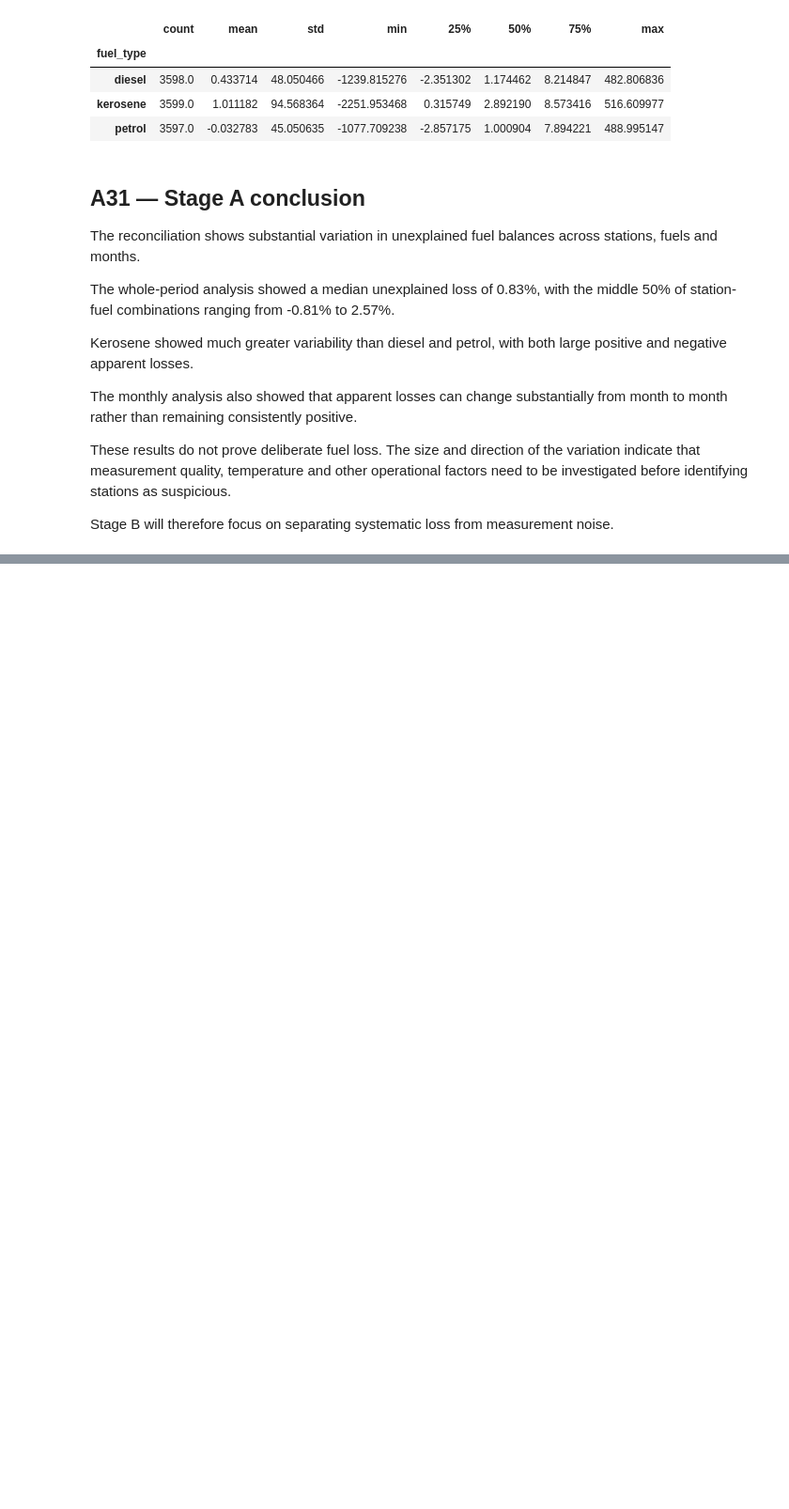
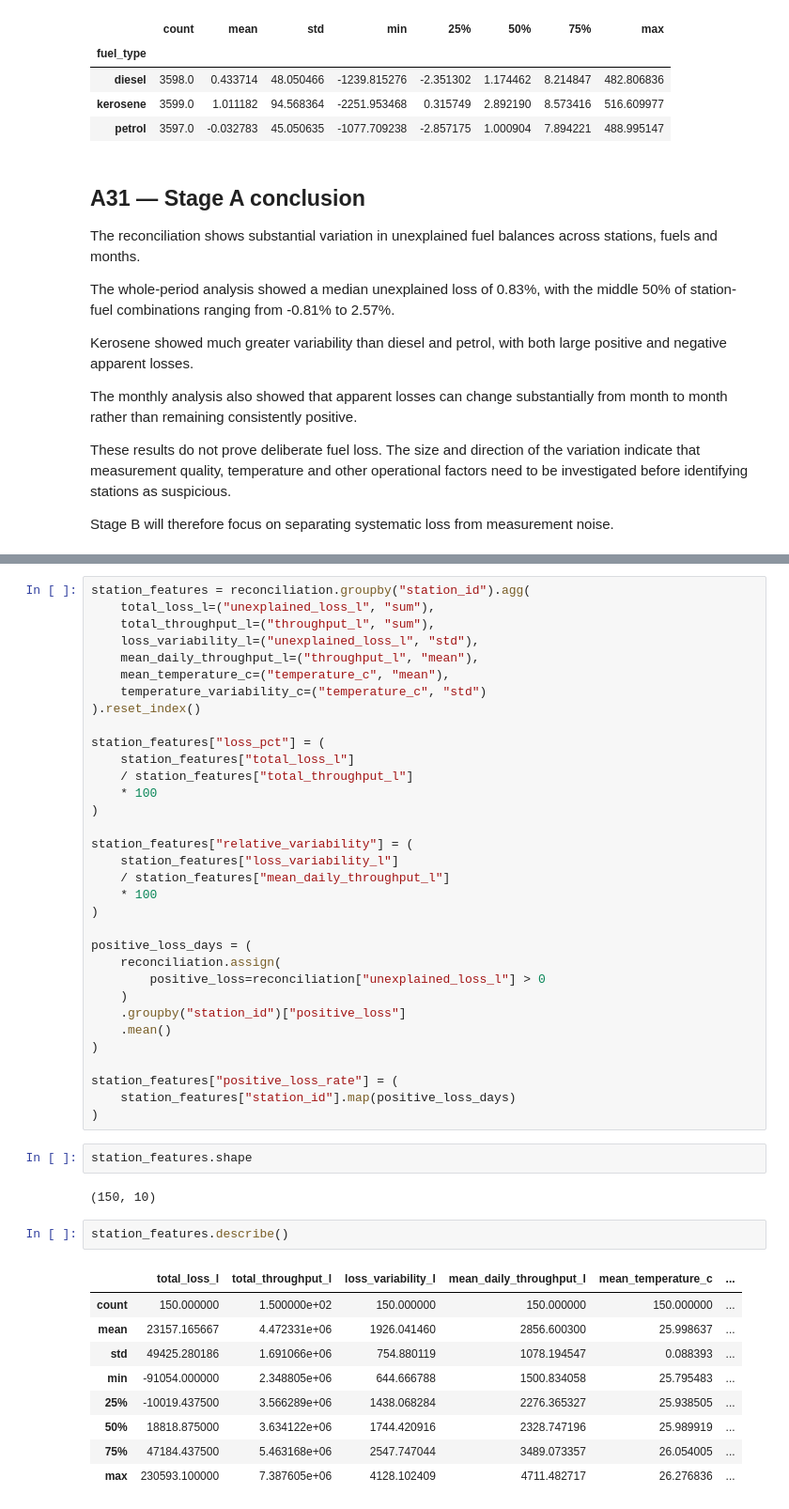
Before and after one commit to moforrochelle/skye8-ds-mofor-rochelle, a Jupyter notebook: notebooks/fuel_reconciliation.ipynb, the cells around one changed output, grey strips where cells are left out. Shown at 94% size. Cells and saved outputs as stored; diff of their text form; blank space fills up the shorter version.

```diff
--- a/notebooks/fuel_reconciliation.ipynb
+++ b/notebooks/fuel_reconciliation.ipynb
@@ -935,0 +1101,49 @@ variability for each station and fuel.
+# %%
+station_features = reconciliation.groupby("station_id").agg(
+    total_loss_l=("unexplained_loss_l", "sum"),
+    total_throughput_l=("throughput_l", "sum"),
+    loss_variability_l=("unexplained_loss_l", "std"),
+    mean_daily_throughput_l=("throughput_l", "mean"),
+    mean_temperature_c=("temperature_c", "mean"),
+    temperature_variability_c=("temperature_c", "std")
+).reset_index()
+
+station_features["loss_pct"] = (
+    station_features["total_loss_l"]
+    / station_features["total_throughput_l"]
+    * 100
+)
+
+station_features["relative_variability"] = (
+    station_features["loss_variability_l"]
+    / station_features["mean_daily_throughput_l"]
+    * 100
+)
+
+positive_loss_days = (
+    reconciliation.assign(
+        positive_loss=reconciliation["unexplained_loss_l"] > 0
+    )
+    .groupby("station_id")["positive_loss"]
+    .mean()
+)
+
+station_features["positive_loss_rate"] = (
+    station_features["station_id"].map(positive_loss_days)
+)
+# %%
+station_features.shape
+# %% [output]
+(150, 10)
+# %%
+station_features.describe()
+# %% [output]
+|  | total_loss_l | total_throughput_l | loss_variability_l | mean_daily_throughput_l | mean_temperature_c | ... |
+| count | 150.000000 | 1.500000e+02 | 150.000000 | 150.000000 | 150.000000 | ... |
+| mean | 23157.165667 | 4.472331e+06 | 1926.041460 | 2856.600300 | 25.998637 | ... |
+| std | 49425.280186 | 1.691066e+06 | 754.880119 | 1078.194547 | 0.088393 | ... |
+| min | -91054.000000 | 2.348805e+06 | 644.666788 | 1500.834058 | 25.795483 | ... |
+| 25% | -10019.437500 | 3.566289e+06 | 1438.068284 | 2276.365327 | 25.938505 | ... |
+| 50% | 18818.875000 | 3.634122e+06 | 1744.420916 | 2328.747196 | 25.989919 | ... |
+| 75% | 47184.437500 | 5.463168e+06 | 2547.747044 | 3489.073357 | 26.054005 | ... |
+| max | 230593.100000 | 7.387605e+06 | 4128.102409 | 4711.482717 | 26.276836 | ... |
```
Also changed, not shown: parts of 25 cells of this notebook.
